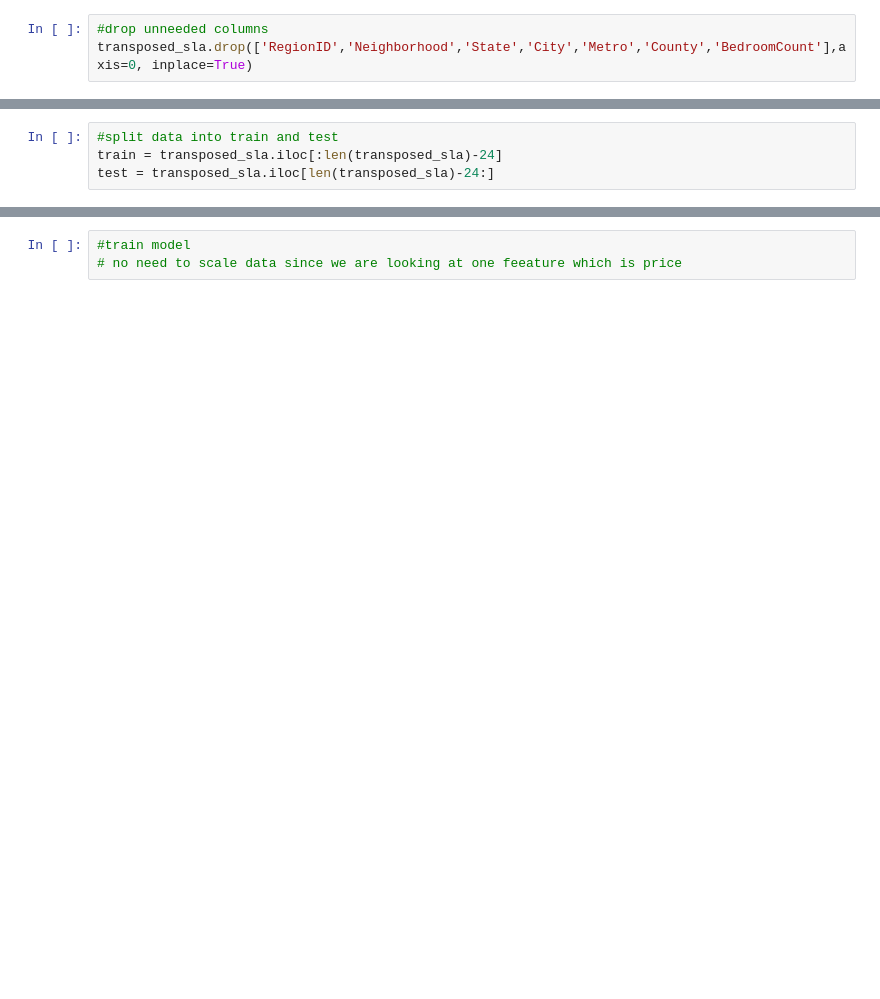
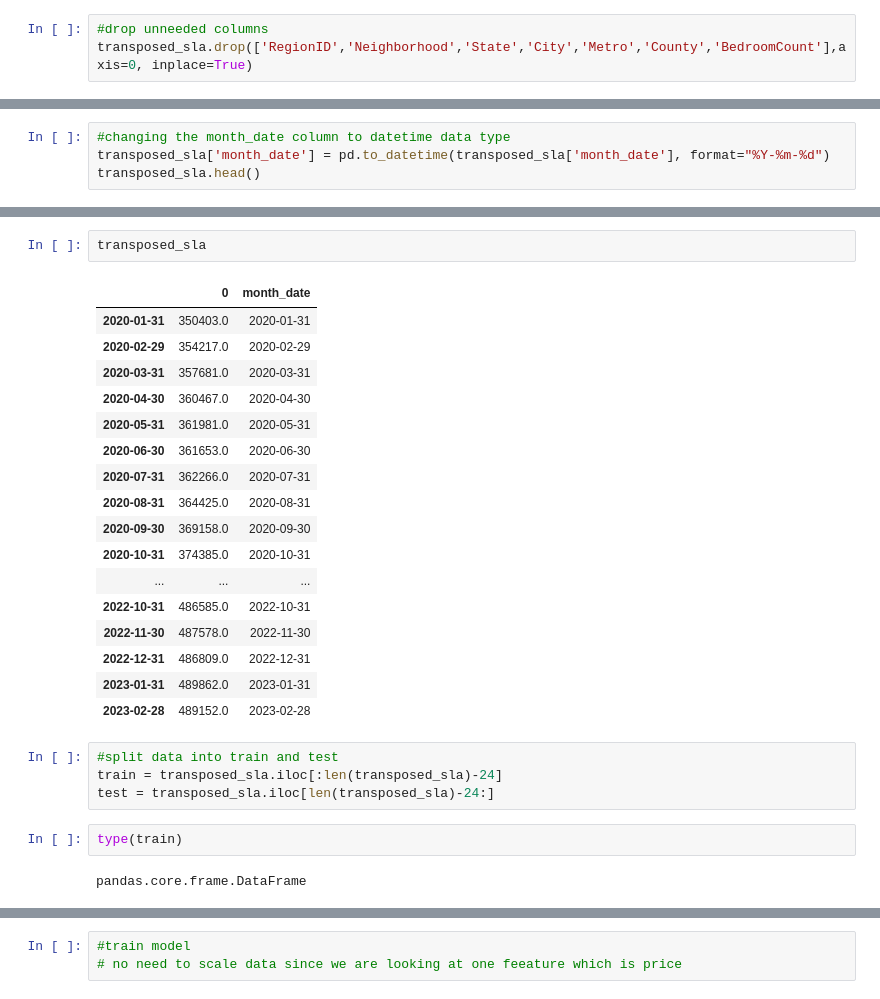
Before and after one commit to Ray54111/Housing-Prices-Machine-Learning-Project, a Jupyter notebook: prophet_model_predictions.ipynb, the cells around one changed output, grey strips where cells are left out. Drawn from its saved outputs; the diff is of its cells as text; blank space fills up the shorter version.

```diff
--- a/prophet_model_predictions.ipynb
+++ b/prophet_model_predictions.ipynb
@@ -102,0 +110,4 @@ transposed_sla.head()
+# %%
+#changing the month_date column to datetime data type
+transposed_sla['month_date'] = pd.to_datetime(transposed_sla['month_date'], format="%Y-%m-%d")
+transposed_sla.head()
@@ -103,4 +121,28 @@ transposed_sla.head()
+# %%
+transposed_sla
+# %% [output]
+|  | 0 | month_date |
+| 2020-01-31 | 350403.0 | 2020-01-31 |
+| 2020-02-29 | 354217.0 | 2020-02-29 |
+| 2020-03-31 | 357681.0 | 2020-03-31 |
+| 2020-04-30 | 360467.0 | 2020-04-30 |
+| 2020-05-31 | 361981.0 | 2020-05-31 |
+| 2020-06-30 | 361653.0 | 2020-06-30 |
+| 2020-07-31 | 362266.0 | 2020-07-31 |
+| 2020-08-31 | 364425.0 | 2020-08-31 |
+| 2020-09-30 | 369158.0 | 2020-09-30 |
+| 2020-10-31 | 374385.0 | 2020-10-31 |
+| ... | ... | ... |
+| 2022-10-31 | 486585.0 | 2022-10-31 |
+| 2022-11-30 | 487578.0 | 2022-11-30 |
+| 2022-12-31 | 486809.0 | 2022-12-31 |
+| 2023-01-31 | 489862.0 | 2023-01-31 |
+| 2023-02-28 | 489152.0 | 2023-02-28 |
 # %%
 #split data into train and test
 train = transposed_sla.iloc[:len(transposed_sla)-24]
 test = transposed_sla.iloc[len(transposed_sla)-24:]
+# %%
+type(train)
+# %% [output]
+pandas.core.frame.DataFrame
```
Also changed, not shown: parts of 9 cells of this notebook.
